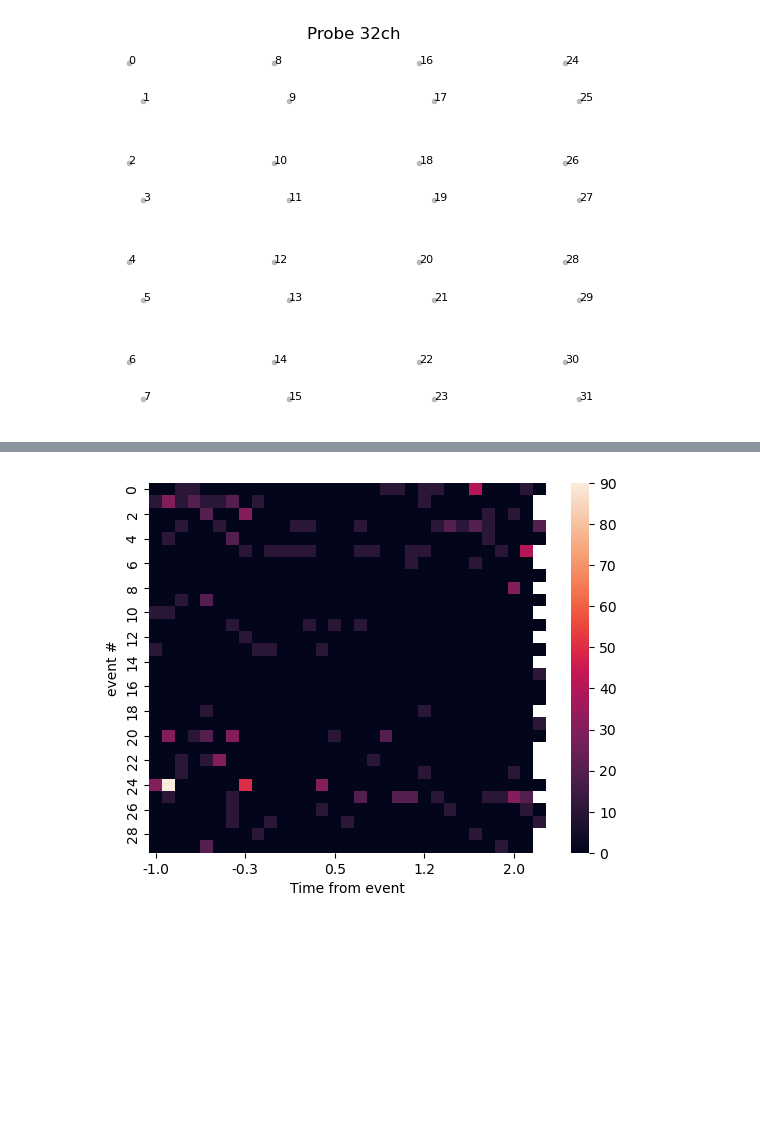
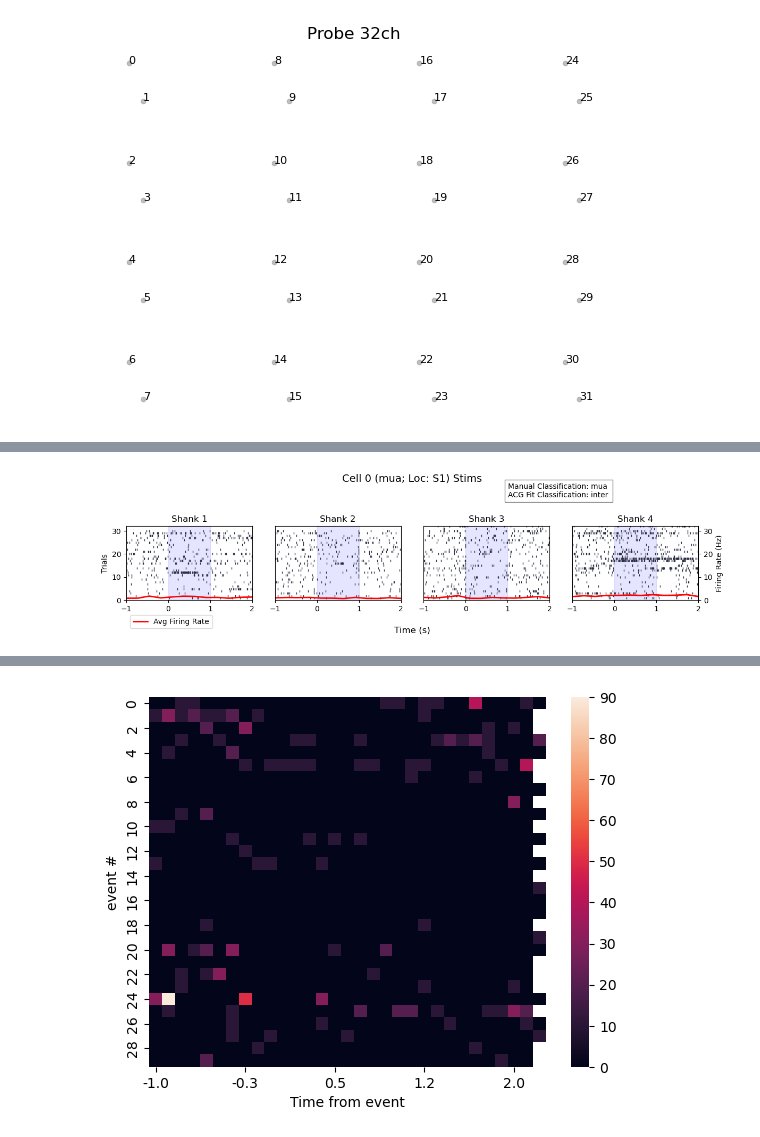
Before and after one commit to kimqi/PlaceCellDisruption, a Jupyter notebook: Analyses/Preliminary_Analysis.ipynb, the cells around one changed output, grey strips where cells are left out. Drawn from its saved outputs; the diff is of its cells as text; code cells hidden in the pictures; blank space fills up the shorter version.

```diff
--- a/Analyses/Preliminary_Analysis.ipynb
+++ b/Analyses/Preliminary_Analysis.ipynb
@@ -187,3 +183,87 @@ array([1., 4., 4., 1., 2., 4., 2., 4., 1., 4., 4., 3., 4., 4., 3., 4., 4.,
+# %%
+# Test Function for Iteratable version in cell below
+
+nid = 0
+bin_size = 0.25
+
+if sess.neurons.clu_q[nid] <= 3:
+    c_class = "pyr"
+elif sess.neurons.clu_q[nid] == 6:
+    c_class = "mua"
+elif sess.neurons.clu_q[nid] == 8:
+    c_class = "int"
+else:
+    c_class = "noise"
+
+cell_fig, ax = plt.subplots(1,4)
+cell_fig.set_size_inches([12,3])
+sid = int(sess.neurons.shank_ids[nid])
+
+
+s1_cell = pe_raster(neurons=sess.neurons, neuron_id=nid, event_times=s1_start, buffer_sec=(1,2))
+s2_cell = pe_raster(neurons=sess.neurons, neuron_id=nid, event_times=s2_start, buffer_sec=(1,2))
+s3_cell = pe_raster(neurons=sess.neurons, neuron_id=nid, event_times=s3_start, buffer_sec=(1,2))
+s4_cell = pe_raster(neurons=sess.neurons, neuron_id=nid, event_times=s4_start, buffer_sec=(1,2))
+
+spikes.plot_raster(s1_cell, ax=ax[0],markersize=3)
+spikes.plot_raster(s2_cell, ax=ax[1],markersize=3)
+spikes.plot_raster(s3_cell, ax=ax[2],markersize=3)
+spikes.plot_raster(s4_cell, ax=ax[3],markersize=3)
+
+
+for i in range(0,4):
+    ax[i].axvspan(0, 1, ymin=0, ymax=1, color='blue', alpha=0.1)
+    ax[i].set_ylim(0,32)
+    ax[i].set_xlabel('')
+
+for i in range(1,4):
+        ax[i].axes.get_yaxis().set_visible(False)
+
+plt.suptitle(f'Cell {nid} ({c_class}; Loc: S{sid}) Stims', fontsize=14, y=1.05)
+plt.text
+plt.tight_layout(rect=[0, 0, 1, 0.95])  # Adjust rect to fit the title better
+ax[0].set_ylabel("Trials")
+ax[0].set_title("Shank 1")
+ax[1].set_title("Shank 2")
+ax[2].set_title("Shank 3")
+ax[3].set_title("Shank 4")
+
+s1_fr = s1_cell.get_binned_spiketrains(bin_size=b_size)
+s1_binned_averages = s1_fr.spike_counts.mean(axis=0)
+
+s2_fr = s2_cell.get_binned_spiketrains(bin_size=b_size)
+s2_binned_averages = s2_fr.spike_counts.mean(axis=0)
+
+s3_fr = s3_cell.get_binned_spiketrains(bin_size=b_size)
+s3_binned_averages = s3_fr.spike_counts.mean(axis=0)
+
+s4_fr = s4_cell.get_binned_spiketrains(bin_size=b_size)
+s4_binned_averages = s4_fr.spike_counts.mean(axis=0)
+
+
+x_values = np.linspace(-1, 2, len(s1_binned_averages))
+
+# Overlaying the average firing rate onto the first subplot (Shank 1)
+ax[0].plot(x_values, s1_binned_averages, color='red', linewidth=2, label='Avg Firing Rate')
+ax[1].plot(x_values, s2_binned_averages, color='red', linewidth=2, label='Avg Firing Rate')
+ax[2].plot(x_values, s3_binned_averages, color='red', linewidth=2, label='Avg Firing Rate')
+ax[3].plot(x_values, s4_binned_averages, color='red', linewidth=2, label='Avg Firing Rate')
+
+# Set the firing rate axis with the desired limits
+firing_rate_axis = ax[3].secondary_yaxis('right')
+firing_rate_axis.set_ylabel('Firing Rate (Hz)')
+firing_rate_axis.set_ylim(0, 30)
+
+cell_fig.text(0.65, 0.9, f'Manual Classification: {c_class} \nACG Fit Classification: {ce_classification[nid]}', fontsize=10, bbox=dict(facecolor='white', alpha=0.5))
+
+
+ax[0].legend()
+ax[0].legend(loc='upper left', bbox_to_anchor=(0,-0.15))
+
+cell_fig.text(0.5, 0.05, 'Time (s)', ha='center', fontsize=12)
+plt.tight_layout(rect=[0, 0, 1, 0.95])
+# %% [output]
+[figure, added]
 # %%
 # Plot Neuron by Shank Stims
 '''
```
Also changed, not shown: parts of 6 cells of this notebook, 50 other files.
